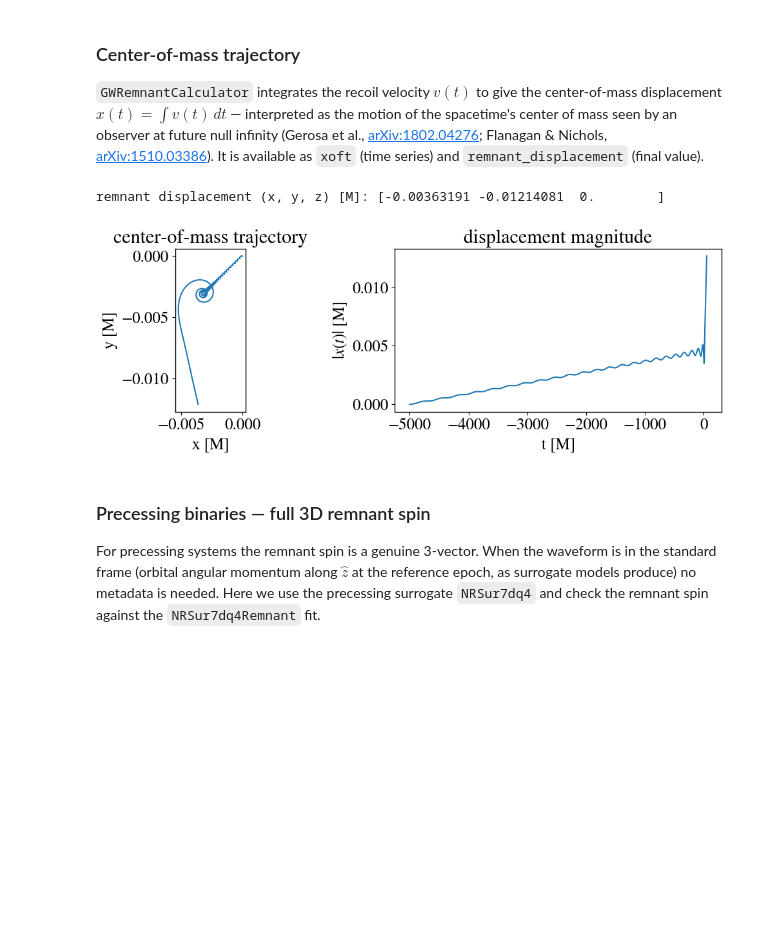
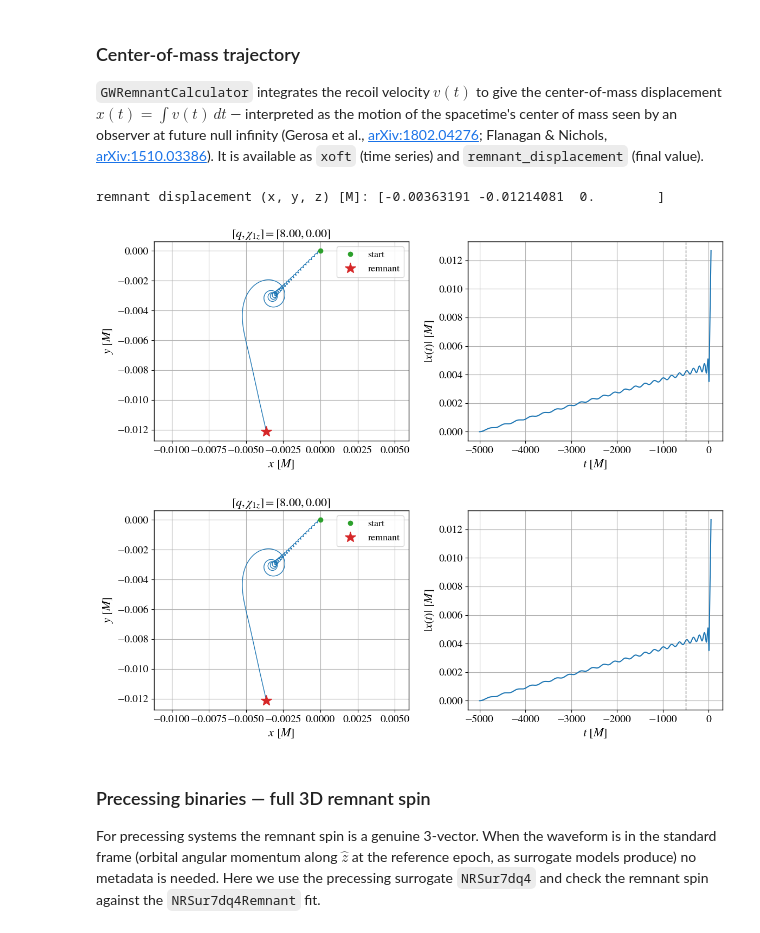
Before and after one commit to tousifislam/gw_remnant, a Jupyter notebook: tutorials/example_with_default_waveforms.ipynb, the cells around one changed output. Cells and saved outputs as stored; diff of their text form; code cells hidden in the pictures; blank space fills up the shorter version.

```diff
--- a/tutorials/example_with_default_waveforms.ipynb
+++ b/tutorials/example_with_default_waveforms.ipynb
@@ -162,25 +162,15 @@ Below we demonstrate the recently added capabilities: the center-of-mass **traje
 
 `GWRemnantCalculator` integrates the recoil velocity $v(t)$ to give the center-of-mass displacement $x(t)=\int v(t)\,dt$ — interpreted as the motion of the spacetime's center of mass seen by an observer at future null infinity (Gerosa et al., [arXiv:1802.04276](https://arxiv.org/abs/1802.04276); Flanagan & Nichols, [arXiv:1510.03386](https://arxiv.org/abs/1510.03386)). It is available as `xoft` (time series) and `remnant_displacement` (final value).
 # %%
-import numpy as np
-
 # final center-of-mass displacement (in units of total mass M)
 print("remnant displacement (x, y, z) [M]:", rnr.remnant_displacement)
 
-# trajectory of the center of mass, x(t) = int v(t) dt
-x = rnr.xoft
-fig, ax = plt.subplots(1, 2, figsize=(11, 4))
-ax[0].plot(x[:, 0], x[:, 1])
-ax[0].set_xlabel("x [M]"); ax[0].set_ylabel("y [M]")
-ax[0].set_title("center-of-mass trajectory")
-ax[0].set_aspect("equal")
-ax[1].plot(rnr.time, np.linalg.norm(x, axis=1))
-ax[1].set_xlabel("t [M]"); ax[1].set_ylabel(r"$|x(t)|$ [M]")
-ax[1].set_title("displacement magnitude")
-plt.tight_layout(); plt.show()
+# plot the center-of-mass trajectory x(t) = int v(t) dt
+rnr.plot_trajectory()
 # %% [output]
 remnant displacement (x, y, z) [M]: [-0.00363191 -0.01214081  0.        ]
-[figure, old version]
+[figure, new version]
+[figure, added]
 # %% [markdown]
 ### Precessing binaries — full 3D remnant spin
 
```
Also changed, not shown: parts of 1 cell of this notebook, 2 other files.
